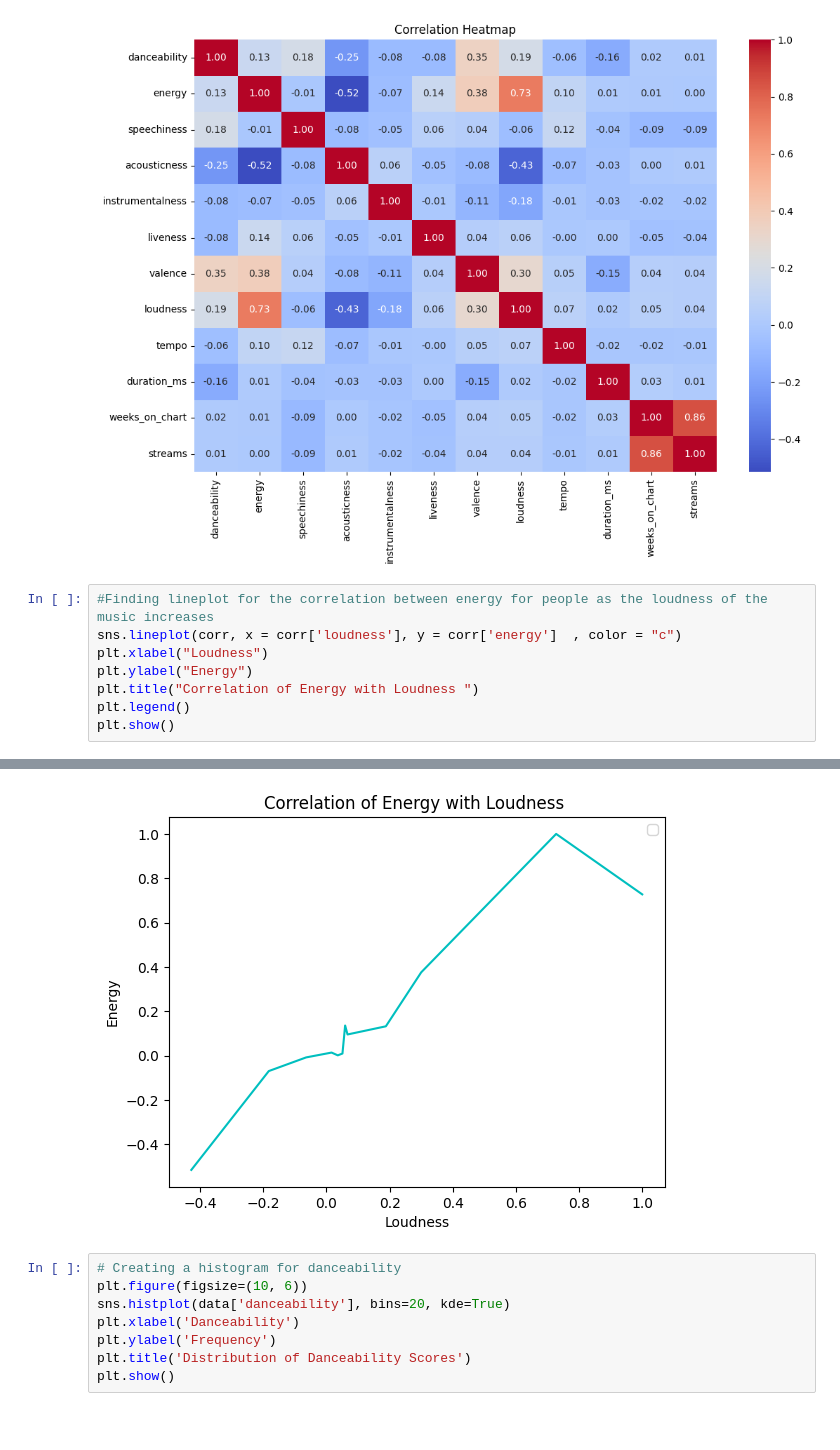
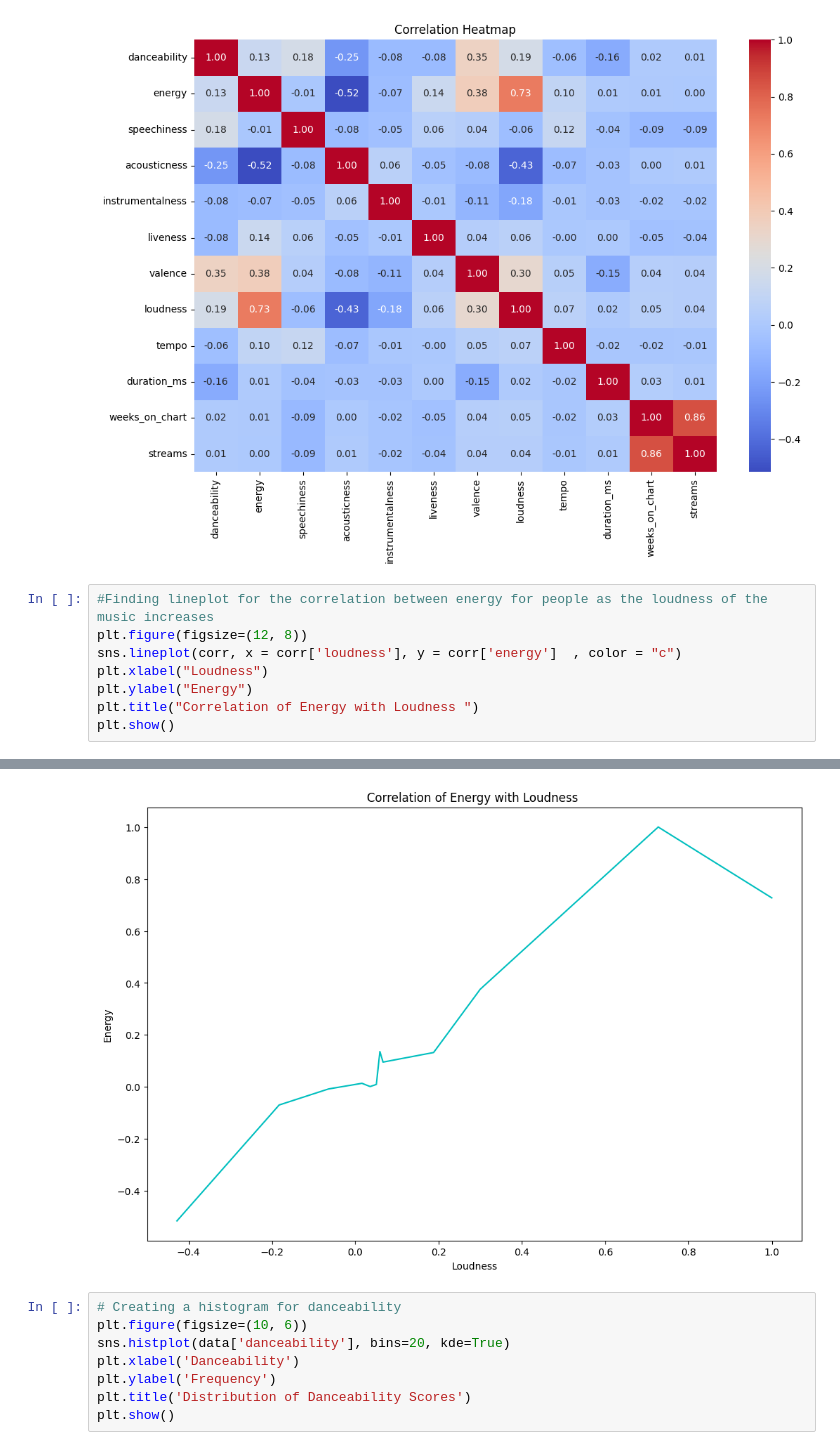
Before and after one commit to Sree-13/22-07-2023_dataset, a Jupyter notebook: Spotify_Data_Analysis.ipynb, the cells around one changed output, grey strips where cells are left out. Drawn from its saved outputs; the diff is of its cells as text; blank space fills up the shorter version.

```diff
--- a/Spotify_Data_Analysis.ipynb
+++ b/Spotify_Data_Analysis.ipynb
@@ -137,10 +137,10 @@ plt.show()
 [figure]
 # %%
 #Finding lineplot for the correlation between energy for people as the loudness of the music increases
+plt.figure(figsize=(12, 8))
 sns.lineplot(corr, x = corr['loudness'], y = corr['energy']  , color = "c")
 plt.xlabel("Loudness")
 plt.ylabel("Energy")
 plt.title("Correlation of Energy with Loudness ")
-plt.legend()
 plt.show()
 # %% [output]
@@ -148,4 +147,4 @@ WARNING:matplotlib.legend:No artists with labels found to put in legend.  Note t
-[figure, old version]
+[figure, new version]
 # %%
 # Creating a histogram for danceability
 plt.figure(figsize=(10, 6))
```
Also changed, not shown: parts of 1 cell of this notebook.
